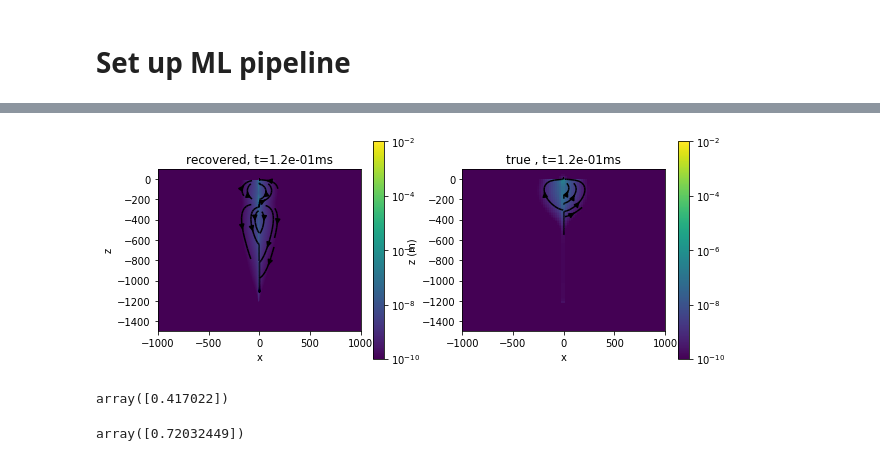
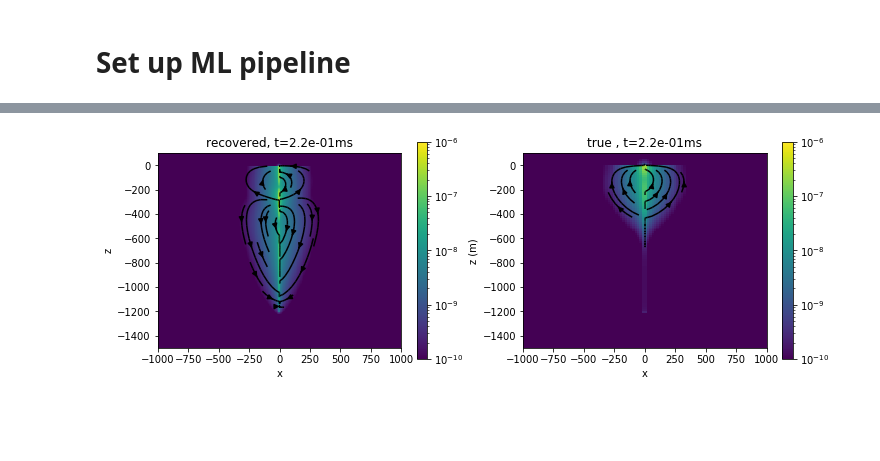
Before and after one commit to lheagy/heagy-2019-casing-ml, a Jupyter notebook: notebooks/pytorch_pipeline_single_well.ipynb, the cells around one changed output, grey strips where cells are left out. Cells and saved outputs as stored; diff of their text form; code cells hidden in the pictures; blank space fills up the shorter version.

```diff
--- a/notebooks/pytorch_pipeline_single_well.ipynb
+++ b/notebooks/pytorch_pipeline_single_well.ipynb
@@ -760,7 +728,7 @@ jd_numpy = np.hstack([
 
 # select inds away from the well
 inds = get_j_inds(
-    mesh, sim, x_bounds=np.r_[1, 2000], z_bounds=np.r_[-2000, 0]
+    mesh, sim, x_bounds=x_bounds, z_bounds=z_bounds
 )
 jd_numpy = jd_numpy[inds]
 # %%
@@ -790,6 +758,6 @@ Dtime_torch = convert_to_torch_sparse(Dtime)
 Dz = discretize.utils.sdiag(1./np.diff(z)) * discretize.utils.ddx(len(z)-1)
 Dz_torch = convert_to_torch_sparse(Dz)
 # %%
-floor = 1e-12
+floor = 1e-10
 print((np.abs(jd_numpy)>floor).sum() / len(jd_numpy))
 # %% [output]
@@ -820,7 +808,7 @@ plt.hist(1./(std * np.abs(jd_numpy) + floor));
 # %%time
 max_iter = 20
 beta = None
-beta_factor = 0 #10
+beta_factor = 10
 # beta_cooling = 0.5
 
 alpha_s = 1e-4
@@ -829,11 +817,12 @@ alpha_z = 1
 
 s0 = torch.zeros(nspatial, ntimes, dtype=dtype, device=device, requires_grad=True)
 
+# estimate beta
 if beta is None:
     s0_tmp = torch.randn(nspatial, ntimes, dtype=dtype, device=device, requires_grad=True)
     j_pred = forward(s0_scaling * s0_tmp)
-#     dmisfit = 1/len(jd) * (w*(j_pred - jd)).pow(2).sum()
-    dmisfit = ((j_pred - jd)).pow(2).sum()
+#     dmisfit = (w.mul(j_pred - jd)).pow(2).sum()
+#     dmisfit = ((j_pred - jd)).pow(2).sum()
     regularization = (
         alpha_s * s0_tmp.pow(2).sum() +
         alpha_t * Dtime_torch.mm(s0_tmp.T).pow(2).sum() +
@@ -844,7 +833,7 @@ if beta is None:
 for i in range(max_iter):
     s_iter = s0_scaling * s0
     j_pred = forward(s_iter)
-#     dmisfit = 1/len(jd) * (w*(j_pred - jd)).pow(2).sum()
+#     dmisfit = (w.mul(j_pred - jd)).pow(2).sum()
     dmisfit = ((j_pred - jd)).pow(2).sum()
     smallness = alpha_s * s0.pow(2).sum()
     smooth_time = alpha_t * Dtime_torch.mm(s0.T).pow(2).sum()
@@ -859,24 +848,25 @@ for i in range(max_iter):
     loss = dmisfit + beta * regularization
 
     print(
-        f"iter {i}, "
-        f"dmisfit: {dmisfit.item():1.4e}, "
-        f"reg: {regularization.item():1.4e}, "
-        f"beta * reg: {beta * regularization.item():1.4e}, "
-        f"loss: {loss.item():1.4e}"
-    )
-
-    print(
-        f"    small: {smallness.item():1.4e}, "
-        f"smooth time: {smooth_time.item():1.4e}, "
-        f"smooth depth: {smooth_depth.item():1.4e}\n"
+        f"{i}: "
+        f"dmisfit: {dmisfit.item():1.2e}, "
+#         f"reg: {regularization.item():1.2e}, "
+        f"beta*reg: {beta * regularization.item():1.2e}, "
+        f"small: {smallness.item():1.2e}, "
+        f"smooth time: {smooth_time.item():1.2e}, "
+        f"smooth depth: {smooth_depth.item():1.2e}, "
+        f"loss: {loss.item():1.2e}"
     )
 
 #     optimizer.zero_grad()
     loss.backward()
 #     optimizer.step()
     with torch.no_grad():
-        s0 -= learning_rate * s0.grad
+        if i < 2:
+            s0 -= 10 * learning_rate * s0.grad
+        else:
+            s0 -= learning_rate * s0.grad
+
         s0.grad.zero_()
 
 #     beta = beta_cooling * beta
@@ -957,13 +975,13 @@ viewer = casing_sim.FieldsViewer(
     fields_dict=fields_dict, model_keys=model_names, primary_key="casing"
 )
 # %%
-tind = 30
-fig, ax = plt.subplots(1, 2, figsize=(10, 4))
+tind = 40
+fig, ax = plt.subplots(1, 2, figsize=(12, 4))
 
 xlim = np.r_[-1000, 1000]
 zlim = np.r_[-1500, 100]
 sample_grid = np.r_[5., 5.]
-clim = np.r_[1e-10, 1e-2]
+clim = np.r_[1e-10, 1e-6]
 
 out = mesh.plotImage(
     mesh.aveF2CCV * j_rec[:, tind],
@@ -971,31 +989,31 @@ out = mesh.plotImage(
     vType="CCv",
     ax=ax[0], mirror=True,
     range_x=xlim,
     range_y=zlim,
     sample_grid = sample_grid,
     pcolorOpts={"norm":LogNorm()},
     clim=clim,
     stream_threshold=clim.min()
 )
 
 plt.colorbar(out[0], ax=ax[0])
 
 ax[0].set_title(f"recovered, t={sim.times[tind]*1e3:1.1e}ms")
 
 
 out2 = viewer.plot_cross_section(
     ax=ax[1], clim=clim, zlim=zlim,
     xlim=xlim,
     view='j', theta_ind=3, time_ind=tind,
     model_key='approx_casing', show_cb=True, casing_outline=False,
     prim_sec="secondary"
 #     stream_opts={"density":0.75, "color": "k", "arrowsize": 2}
 )
 # ax[1].set_ylim(np.r_[-max_depth, top])
 ax[1].set_ylabel('z (m)')
 ax[1].set_title(f"true , t={sim.times[tind]*1e3:1.1e}ms")
 
 for a in ax:
     a.set_aspect(1)
 # %% [output]
-[figure, old version]
+[figure, new version]
@@ -1007,9 +1019,0 @@ def random_vec(n):
-# %%
-np.random.seed(1)
-random_vec(1)
-# %% [output]
-array([0.417022])
-# %%
-random_vec(1)
-# %% [output]
-array([0.72032449])
```
Also changed, not shown: parts of 25 cells of this notebook, 1 other file.
